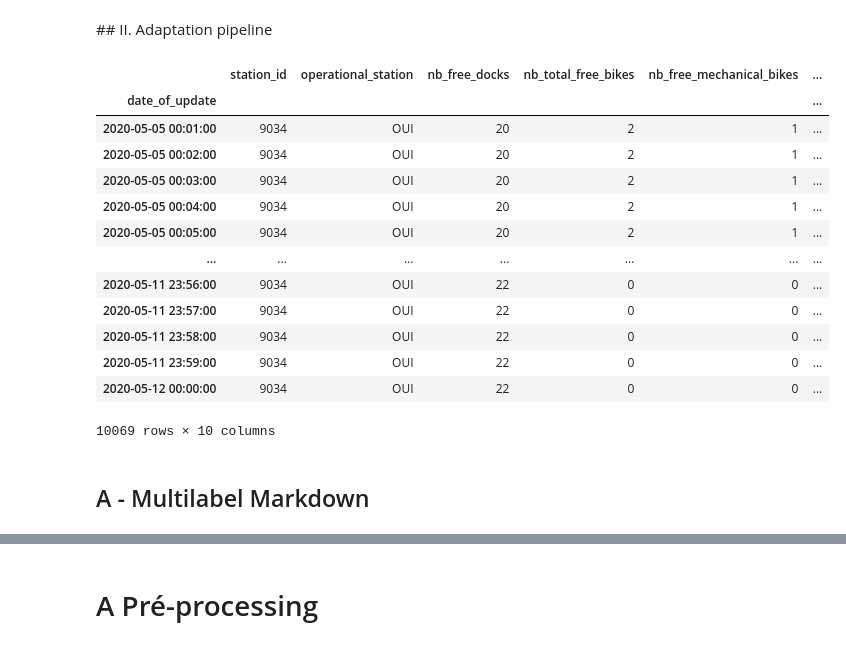
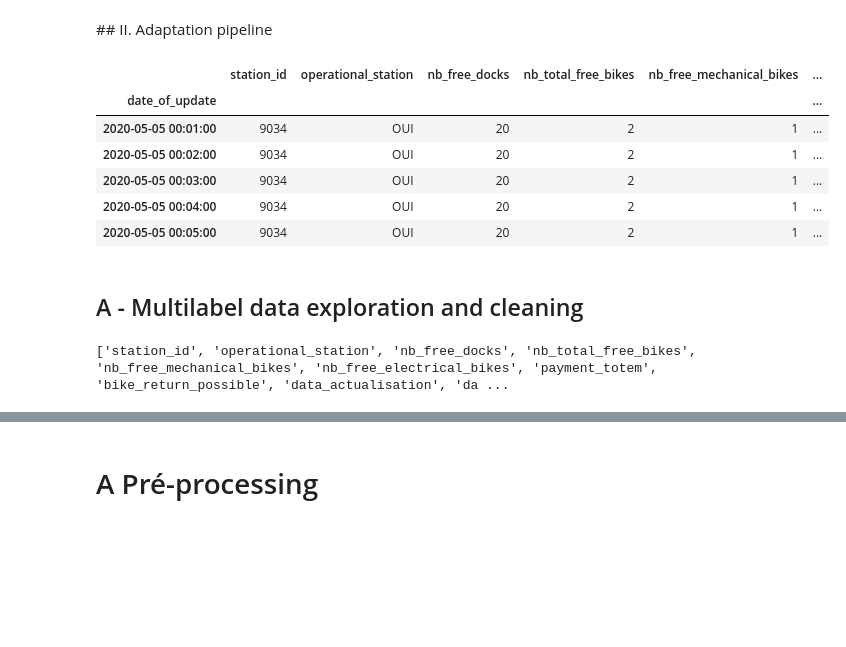
Before and after one commit to alexisgcomte/velib-prediction-v2, a Jupyter notebook: 2. Base Model Research/3.1. Tensorflow Mutlivariate exploration.ipynb, the cells around one changed output, grey strips where cells are left out. Saved outputs shown, nothing was run; the diff lists cells and outputs as text; code cells hidden in the pictures; blank space fills up the shorter version.

```diff
--- a/2. Base Model Research/3.1. Tensorflow Mutlivariate exploration.ipynb
+++ b/2. Base Model Research/3.1. Tensorflow Mutlivariate exploration.ipynb
@@ -53,21 +60,18 @@ ORDER BY date_of_update ASC
 df = request(query)
 df.index = df['date_of_update']
 # %%
-df
+df.head()
 # %% [output]
 |  | station_id | operational_station | nb_free_docks | nb_total_free_bikes | nb_free_mechanical_bikes | ... |
 | date_of_update |  |  |  |  |  | ... |
 | 2020-05-05 00:01:00 | 9034 | OUI | 20 | 2 | 1 | ... |
 | 2020-05-05 00:02:00 | 9034 | OUI | 20 | 2 | 1 | ... |
 | 2020-05-05 00:03:00 | 9034 | OUI | 20 | 2 | 1 | ... |
 | 2020-05-05 00:04:00 | 9034 | OUI | 20 | 2 | 1 | ... |
 | 2020-05-05 00:05:00 | 9034 | OUI | 20 | 2 | 1 | ... |
-| ... | ... | ... | ... | ... | ... | ... |
-| 2020-05-11 23:56:00 | 9034 | OUI | 22 | 0 | 0 | ... |
-| 2020-05-11 23:57:00 | 9034 | OUI | 22 | 0 | 0 | ... |
-| 2020-05-11 23:58:00 | 9034 | OUI | 22 | 0 | 0 | ... |
-| 2020-05-11 23:59:00 | 9034 | OUI | 22 | 0 | 0 | ... |
-| 2020-05-12 00:00:00 | 9034 | OUI | 22 | 0 | 0 | ... |
-10069 rows × 10 columns
 # %% [markdown]
-## A - Multilabel Markdown
+## A - Multilabel data exploration and cleaning
+# %%
+print(list(df.columns))
+# %% [output]
+['station_id', 'operational_station', 'nb_free_docks', 'nb_total_free_bikes', 'nb_free_mechanical_bikes', 'nb_free_electrical_bikes', 'payment_totem', 'bike_return_possible', 'data_actualisation', 'da ...
```
Also changed, not shown: parts of 34 cells of this notebook, 4 other files.
